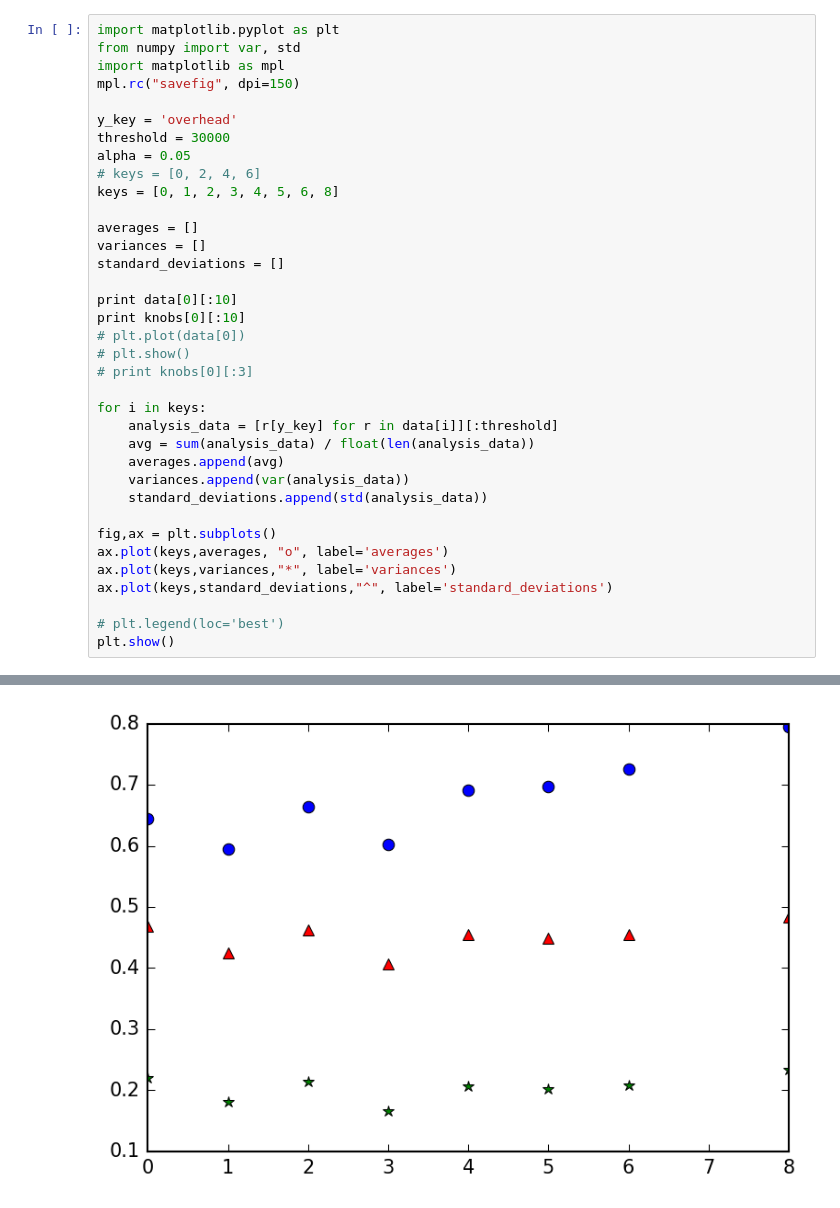
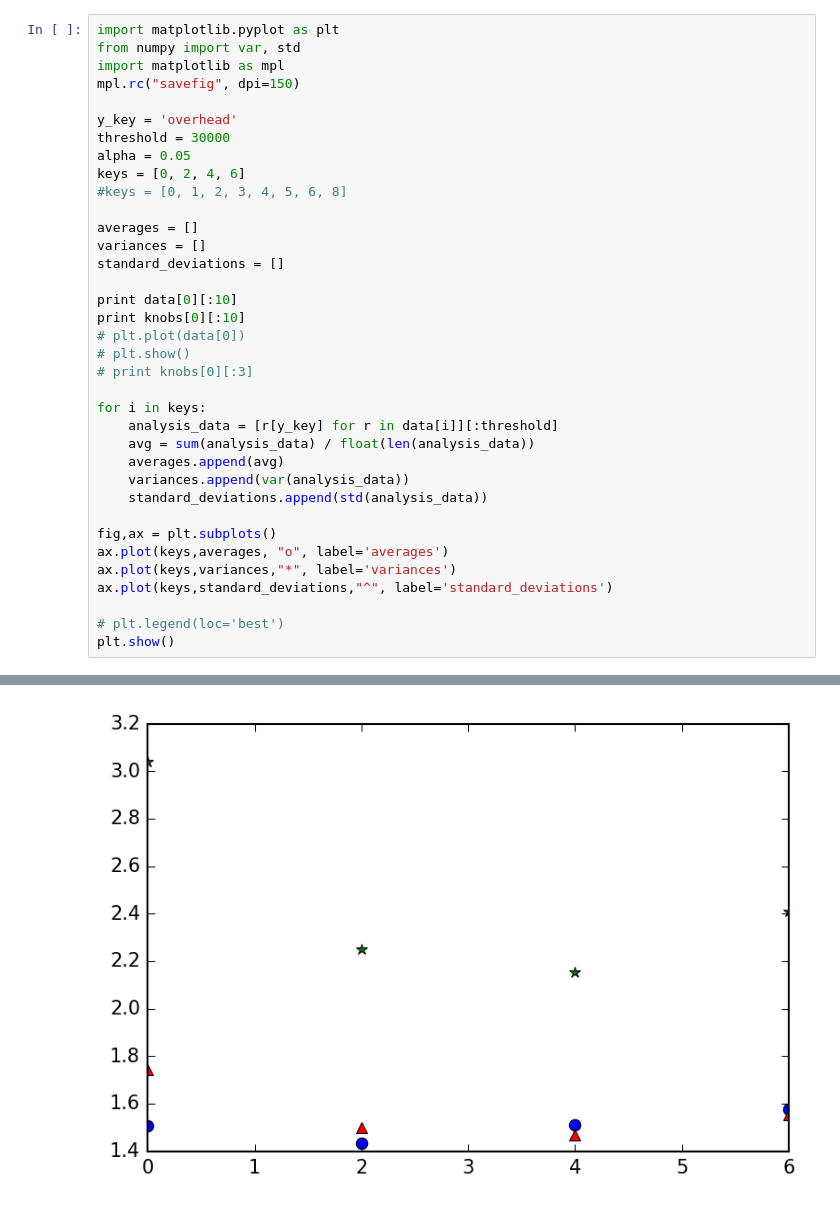
Before and after one commit to Starofall/RTX, a Jupyter notebook: analysis.ipynb, the cells around one changed output, grey strips where cells are left out. Cells and saved outputs as stored; diff of their text form.

```diff
--- a/analysis.ipynb
+++ b/analysis.ipynb
@@ -37,8 +40,8 @@ mpl.rc("savefig", dpi=150)
 y_key = 'overhead'
 threshold = 30000
 alpha = 0.05
-# keys = [0, 2, 4, 6]
-keys = [0, 1, 2, 3, 4, 5, 6, 8]
+keys = [0, 2, 4, 6]
+#keys = [0, 1, 2, 3, 4, 5, 6, 8]
 
 averages = []
 variances = []
@@ -69,2 +72,2 @@ plt.show()
 [{u'route_random_sigma': 0}, {u'route_random_sigma': 0}, {u'route_random_sigma': 0}, {u'route_random_sigma': 0}, {u'route_random_sigma': 0}, {u'route_random_sigma': 0}, {u'route_random_sigma': 0}, {u' ...
-[figure, old version]
+[figure, new version]
```
Also changed, not shown: parts of 5 cells of this notebook.
